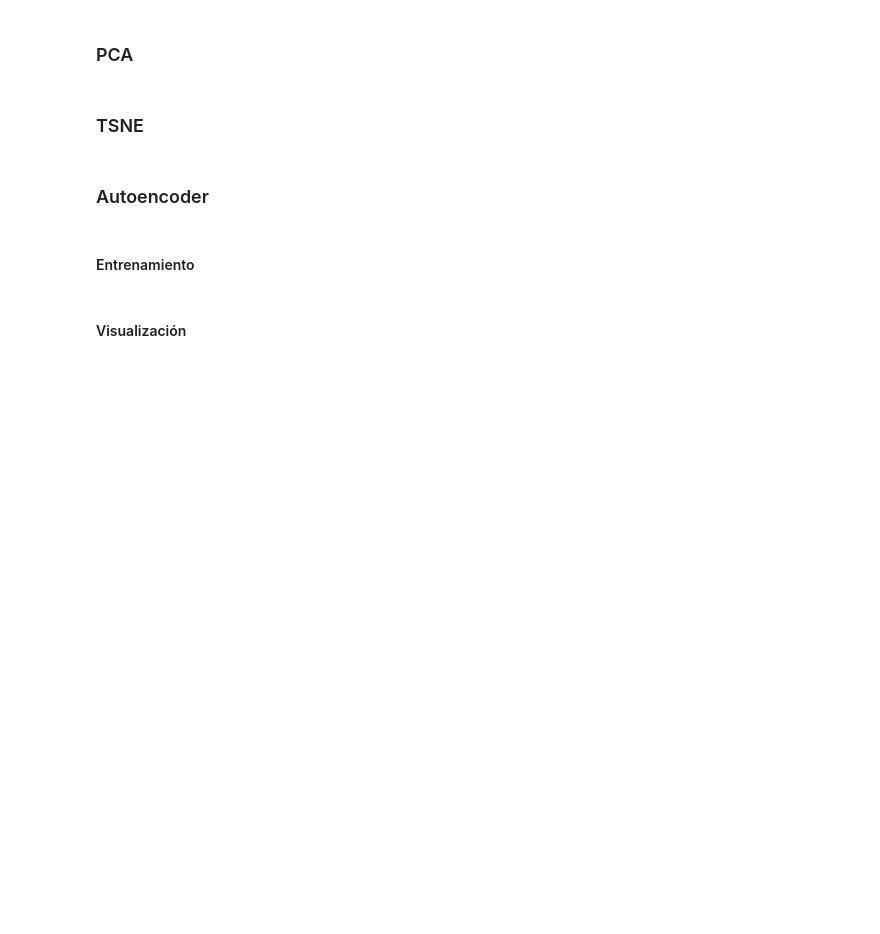
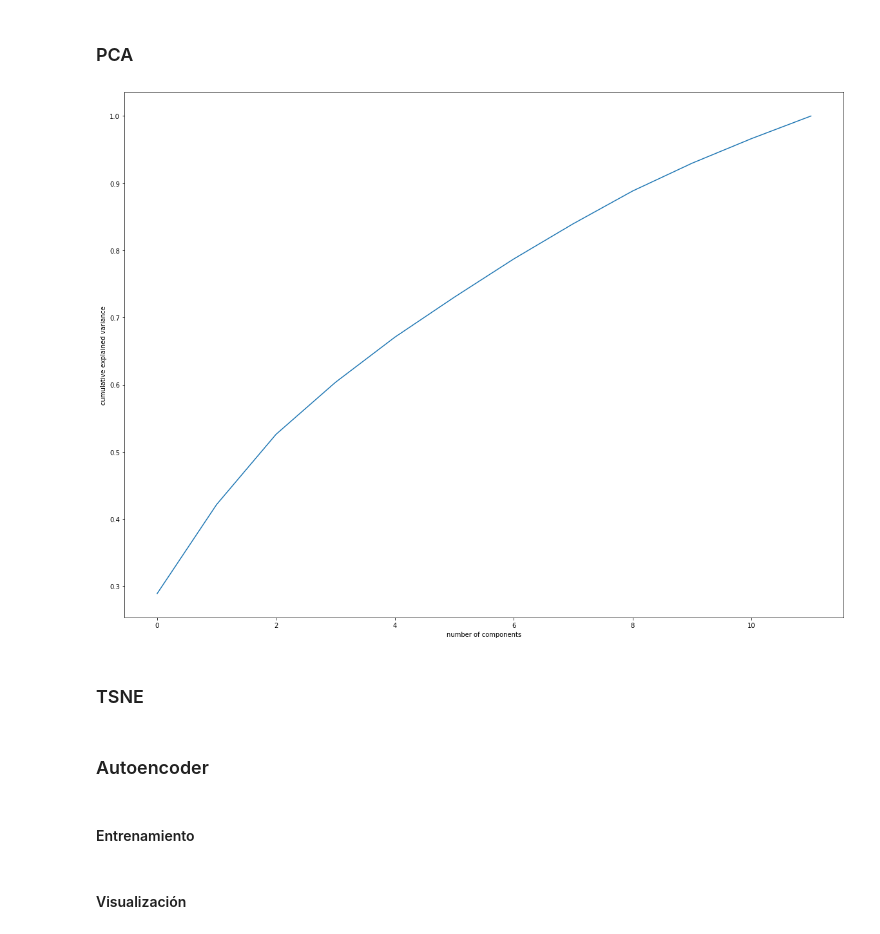
Before and after one commit to luperezsal/GTAAF-CNN, a Jupyter notebook: TASP_CNN.ipynb, the cells around one changed output. Cells and saved outputs as stored; diff of their text form; code cells hidden in the pictures; blank space fills up the shorter version.

```diff
--- a/TASP_CNN.ipynb
+++ b/TASP_CNN.ipynb
@@ -577,10 +579,11 @@ def pca(X_train_data, X_test_data):
     X_test_pca  = pca.transform(X_test_data)
     explained_variance = pca.explained_variance_ratio_
 
-    figure_name = plt.figure(figsize=(15, 10))
+    figure_name = plt.figure(figsize=(20, 15))
     plt.plot(np.cumsum(pca.explained_variance_ratio_))
     plt.xlabel('number of components')
     plt.ylabel('cumulative explained variance')
+    plt.savefig('saving-a-seaborn-plot-as-eps-file.svg')
     plt.show()
 # %% [markdown]
 ### TSNE
@@ -2829,7 +2990,9 @@ array_test_images  = np.asarray(test_images)
 # %% [markdown]
 ### PCA
 # %%
-# pca(X_train, X_test)
+pca(X_train, X_test)
+# %% [output]
+[figure, added]
 # %% [markdown]
 ### TSNE
 # %%
```
Also changed, not shown: parts of 35 cells of this notebook, 1 other file.
